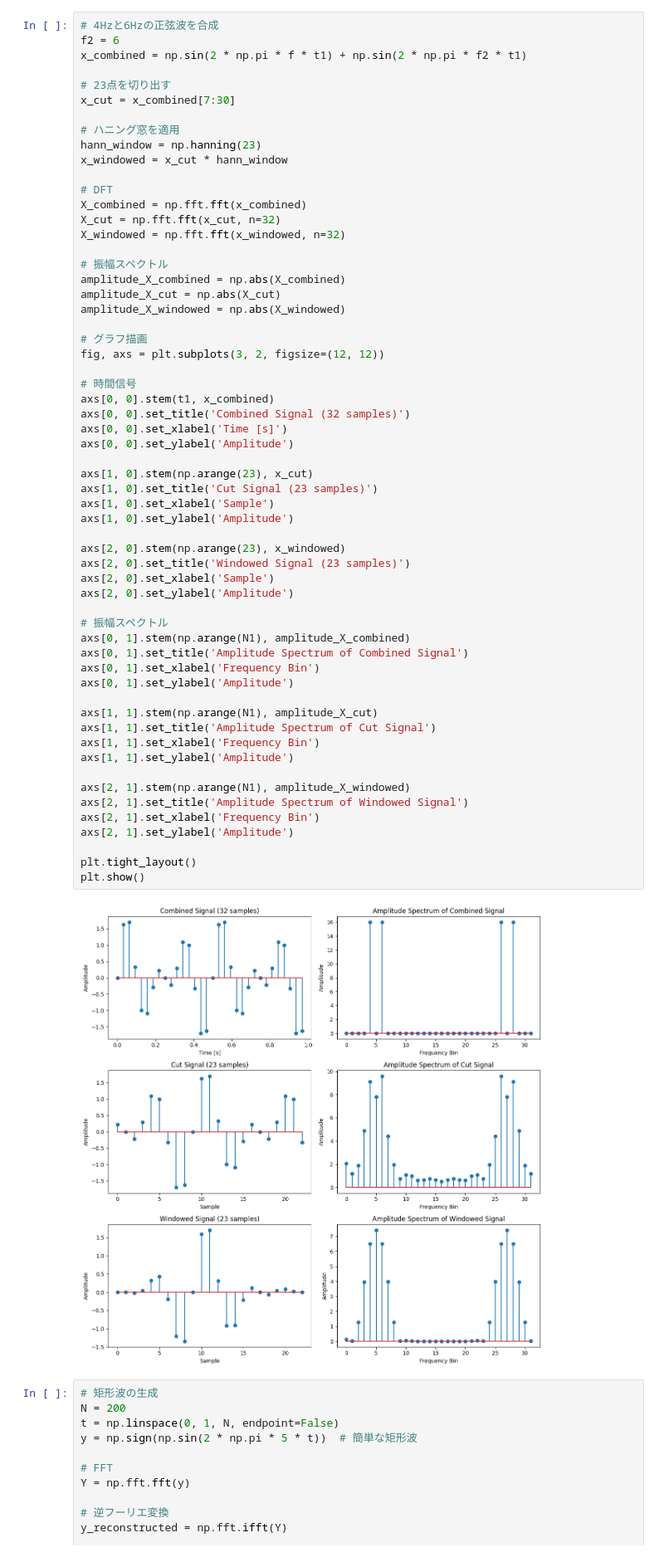
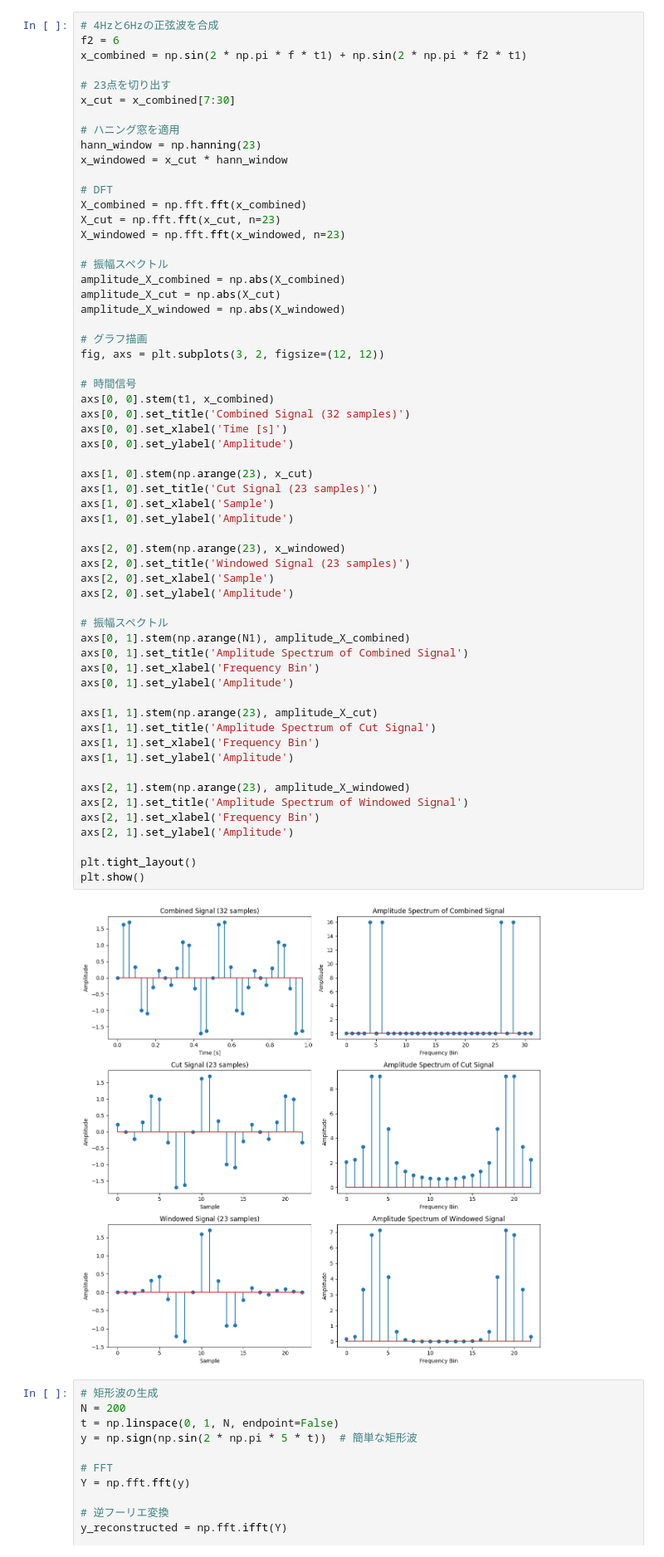
Before and after one commit to taniiicom/study-application-programming-exp, a Jupyter notebook: digital-signal-processing/python/3/experiments_3.ipynb, the cells around one changed output. Shown at 83% size. Saved outputs shown, nothing was run; the diff lists cells and outputs as text.

```diff
--- a/digital-signal-processing/python/3/experiments_3.ipynb
+++ b/digital-signal-processing/python/3/experiments_3.ipynb
@@ -94,8 +94,8 @@ x_windowed = x_cut * hann_window
 
 # DFT
 X_combined = np.fft.fft(x_combined)
-X_cut = np.fft.fft(x_cut, n=32)
-X_windowed = np.fft.fft(x_windowed, n=32)
+X_cut = np.fft.fft(x_cut, n=23)
+X_windowed = np.fft.fft(x_windowed, n=23)
 
 # 振幅スペクトル
 amplitude_X_combined = np.abs(X_combined)
@@ -111,36 +111,36 @@ axs[0, 0].set_title('Combined Signal (32 samples)')
 axs[0, 0].set_xlabel('Time [s]')
 axs[0, 0].set_ylabel('Amplitude')
 
 axs[1, 0].stem(np.arange(23), x_cut)
 axs[1, 0].set_title('Cut Signal (23 samples)')
 axs[1, 0].set_xlabel('Sample')
 axs[1, 0].set_ylabel('Amplitude')
 
 axs[2, 0].stem(np.arange(23), x_windowed)
 axs[2, 0].set_title('Windowed Signal (23 samples)')
 axs[2, 0].set_xlabel('Sample')
 axs[2, 0].set_ylabel('Amplitude')
 
 # 振幅スペクトル
 axs[0, 1].stem(np.arange(N1), amplitude_X_combined)
 axs[0, 1].set_title('Amplitude Spectrum of Combined Signal')
 axs[0, 1].set_xlabel('Frequency Bin')
 axs[0, 1].set_ylabel('Amplitude')
 
-axs[1, 1].stem(np.arange(N1), amplitude_X_cut)
+axs[1, 1].stem(np.arange(23), amplitude_X_cut)
 axs[1, 1].set_title('Amplitude Spectrum of Cut Signal')
 axs[1, 1].set_xlabel('Frequency Bin')
 axs[1, 1].set_ylabel('Amplitude')
 
-axs[2, 1].stem(np.arange(N1), amplitude_X_windowed)
+axs[2, 1].stem(np.arange(23), amplitude_X_windowed)
 axs[2, 1].set_title('Amplitude Spectrum of Windowed Signal')
 axs[2, 1].set_xlabel('Frequency Bin')
 axs[2, 1].set_ylabel('Amplitude')
 
 plt.tight_layout()
 plt.show()
 # %% [output]
-[figure, old version]
+[figure, new version]
 # %%
 # 矩形波の生成
 N = 200
```
